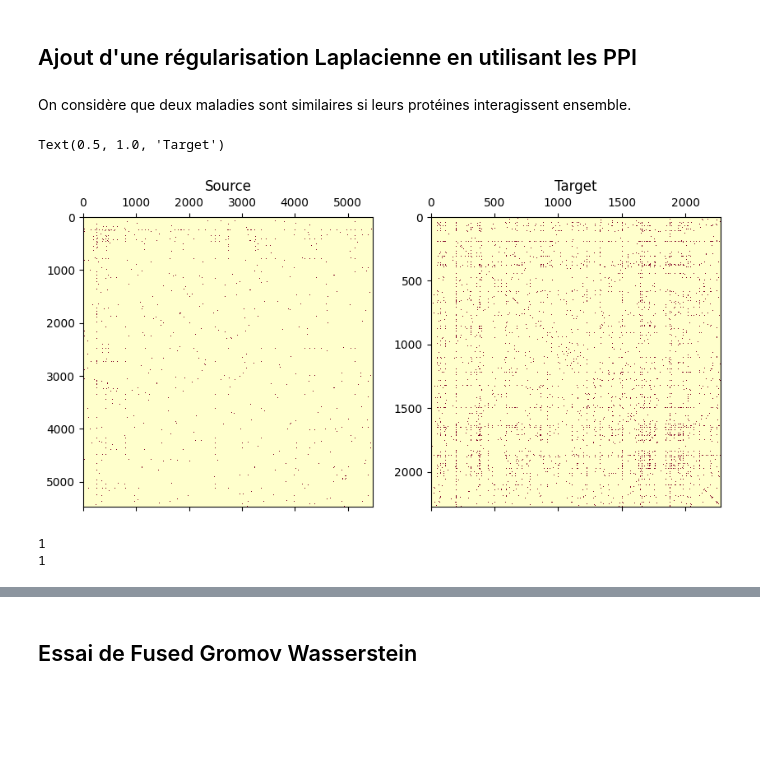
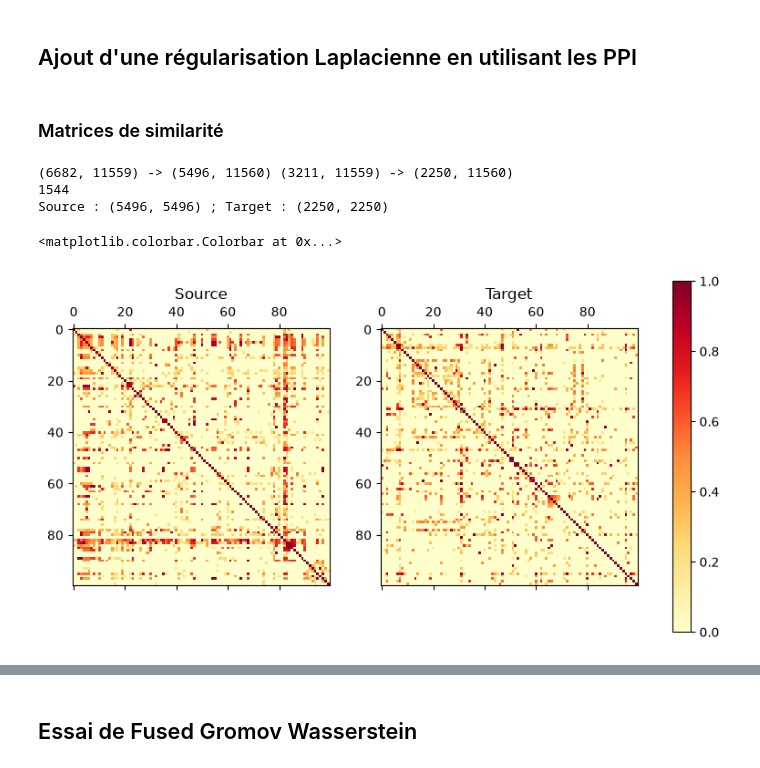
Before and after one commit to averniere/OT_simulation_maladies, a Jupyter notebook: Embeddings/OT_test_couts.ipynb, the cells around one changed output, grey strips where cells are left out. Saved outputs shown, nothing was run; the diff lists cells and outputs as text; code cells hidden in the pictures; blank space fills up the shorter version.

```diff
--- a/Embeddings/OT_test_couts.ipynb
+++ b/Embeddings/OT_test_couts.ipynb
@@ -1102,5 +1100,3 @@ Precomputing full HPO distance matrix...
 KeyboardInterrupt:
 # %% [markdown]
 ## Ajout d'une régularisation Laplacienne en utilisant les PPI
-# %% [markdown]
-On considère que deux maladies sont similaires si leurs protéines interagissent ensemble.
@@ -1133,20 +1103,35 @@ simi_target = simi_ppi(df1_orpha0)
+# %% [markdown]
+### Matrices de similarité
+# %%
+orpha = list(set(work_orpha2['database_id'])&set(df1_orpha.dropna()['disease_id'].unique()))
+omim = list(set(work_omim2['database_id'])&set(df1_omim.dropna()['disease_id'].unique()))
+
+omim_test = work_omim2[work_omim2['database_id'].isin(omim)].reset_index()
+omim_to_idx = {row['database_id']:i for i, row in omim_test.iterrows()}
+orpha_test = work_orpha2[work_orpha2['database_id'].isin(orpha)].reset_index()
+orpha_to_idx = {row['database_id']:i for i, row  in orpha_test.iterrows()}
+print(f"{work_omim2.shape} -> {omim_test.shape}", f"{work_orpha2.shape} -> {orpha_test.shape}")
+gt_set_test, _, _ = f_ground_truth(omim_test, orpha_test, df_orpha_omim_exact)
+print(len(gt_set_test))
+
+df1_omim0 = df1_omim[df1_omim['disease_id'].isin(omim)].dropna().reset_index(drop=True).reset_index()
+df1_orpha0 = df1_orpha[df1_orpha['disease_id'].isin(orpha)].dropna().reset_index(drop=True).reset_index()
+
+simi_source = simi_ppi(df1_omim0, omim_to_idx)
+simi_target = simi_ppi(df1_orpha0, orpha_to_idx)
+print(f"Source : {simi_source.shape} ; Target : {simi_target.shape}")
+# %% [output]
+(6682, 11559) -> (5496, 11560) (3211, 11559) -> (2250, 11560)
+1544
+Source : (5496, 5496) ; Target : (2250, 2250)
 # %%
-# Matrices de similarités : il faudrait ordonner les colonnes selon gene_gt_set ?
+# Visualisation
 fig, axes = plt.subplots(1, 2, figsize=(10, 5))
-axes[0].matshow(simi_source, cmap="YlOrRd")
+img1 = axes[0].matshow(simi_source[:100, :100], cmap="YlOrRd")
 axes[0].set_title("Source")
-axes[1].matshow(simi_target, cmap="YlOrRd")
+img2 = axes[1].matshow(simi_target[:100, :100], cmap="YlOrRd")
 axes[1].set_title("Target")
+fig.colorbar(img1, ax=axes)
 # %% [output]
-Text(0.5, 1.0, 'Target')
+<matplotlib.colorbar.Colorbar at 0x...>
-[figure, old version]
+[figure, new version]
-# %%
-from scipy.sparse.csgraph import connected_components
-from scipy.sparse import csr_array
-n_comp1, labels1 = connected_components(csr_array(simi_source))
-print(n_comp1)
-n_comp2, labels2 = connected_components(csr_array(simi_target))
-print(n_comp2)
-# %% [output]
-1
-1
```
Also changed, not shown: parts of 11 cells of this notebook, 3 other files.
